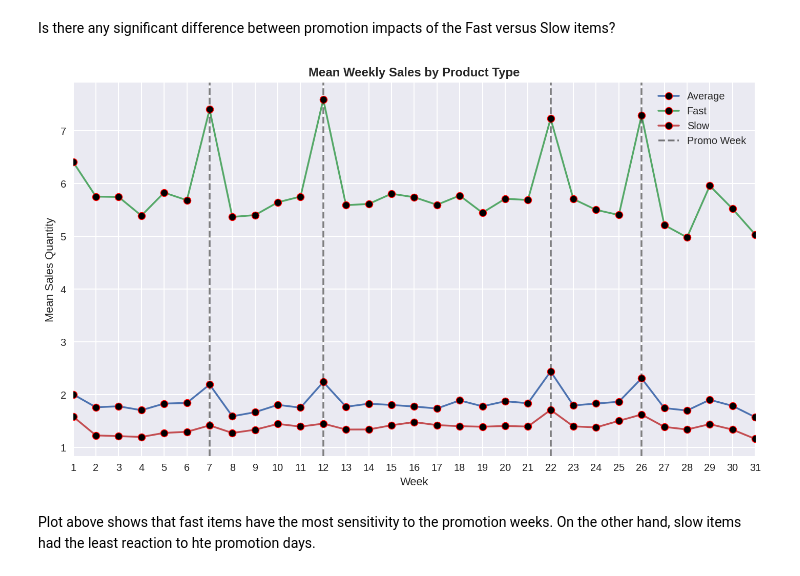
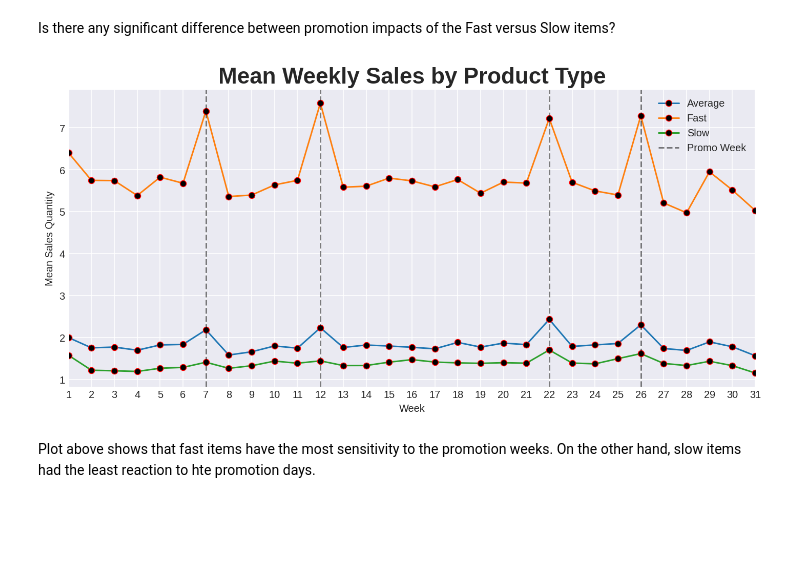
Before and after one commit to Botan-Bulut/DataScienceProjects, a Jupyter notebook: InventAnalyticsCaseStudy/analysis.ipynb, the cells around one changed output. Saved outputs shown, nothing was run; the diff lists cells and outputs as text; code cells hidden in the pictures; blank space fills up the shorter version.

```diff
--- a/InventAnalyticsCaseStudy/analysis.ipynb
+++ b/InventAnalyticsCaseStudy/analysis.ipynb
@@ -25,7 +25,7 @@ plt.rcParams['figure.titlesize'] = 22
 plt.rcParams['figure.titleweight'] = 'bold'
 plt.rcParams['axes.titlesize'] = 22
 plt.rcParams['axes.titleweight'] = 'bold'
-plt.style.use('seaborn-v0_8')
+plt.style.use('seaborn-v0_8-darkgrid')
 # %% [markdown]
 Data = Assignment4.1a.csv
 The data contains daily sales of sample of items in several stores on a specific time frame. Negative sale quantities represents returns. Each row represents a sale (or return) activity for an item in a store at a specific day. If a store-item combination has no observation in a certain day you can assume there is no sales for that item at that store at that day.
@@ -519,35 +526,35 @@ versus Slow items?
 # %%
 # Plotting promotion impact on the Fast, average and slow products:
 temp = df1a[
     ['WeightedProductLabel', 'WeekNumber','SalesQuantity']
     ].groupby(by=['WeekNumber', 'WeightedProductLabel'],
               as_index=False).mean()
 
-fig =plt.figure(figsize=(10, 6))
+fig =plt.figure(figsize=(10, 5))
 ax = fig.add_subplot()
 sns.lineplot(data=temp,
              x='WeekNumber',
              y='SalesQuantity',
              hue='WeightedProductLabel',
              marker='o',
              mfc='k',
              mec='r',
              ax=ax)
 
 ax.axvline(-1, ls='--', color='k', label='Promo Week', alpha=0.50)  # Legend
 for x in promo_weeks:
     ax.axvline(x, ls='--', color='k', alpha=0.50)
 
 ax.set_xlabel('Week')
 ax.set_xticks(range(1, 32))
 ax.set_ylabel('Mean Sales Quantity')
 ax.set_title('Mean Weekly Sales by Product Type')
 ax.legend()
 ax.set_xlim((1, 31))
 fig.tight_layout()
 plt.show()
 # %% [output]
-[figure, old version]
+[figure, new version]
 # %% [markdown]
 Plot above shows that fast items have the most sensitivity to the promotion weeks. On the other hand, slow items had the least reaction to hte promotion days.
 # %% [markdown]
```
Also changed, not shown: parts of 12 cells of this notebook.
